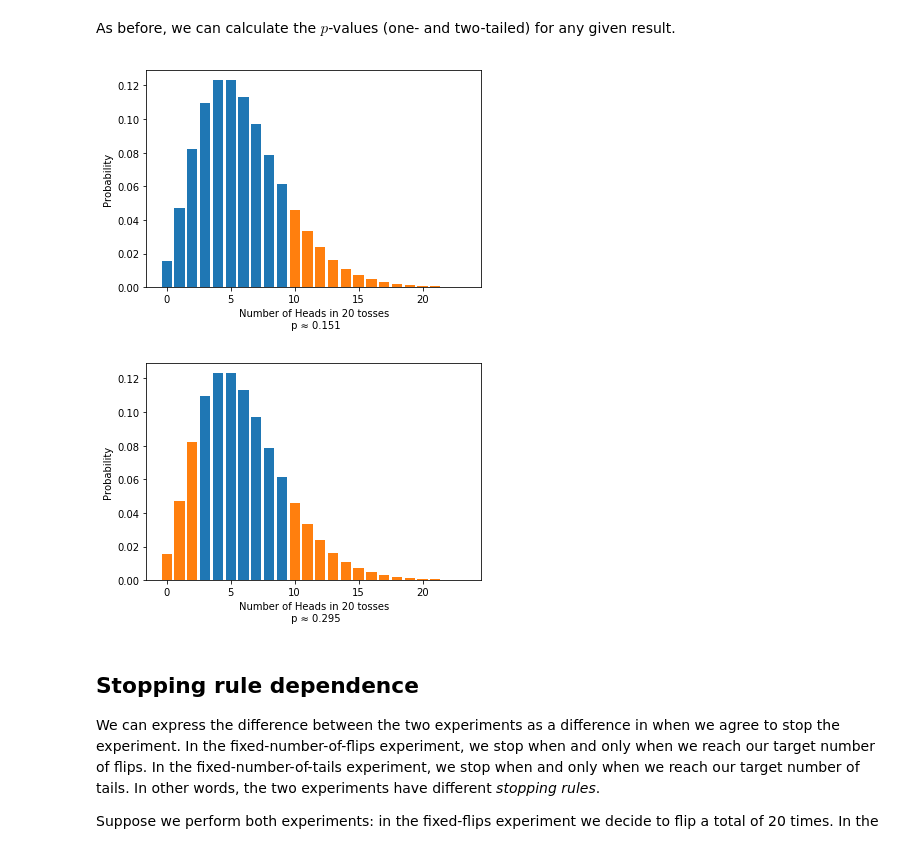
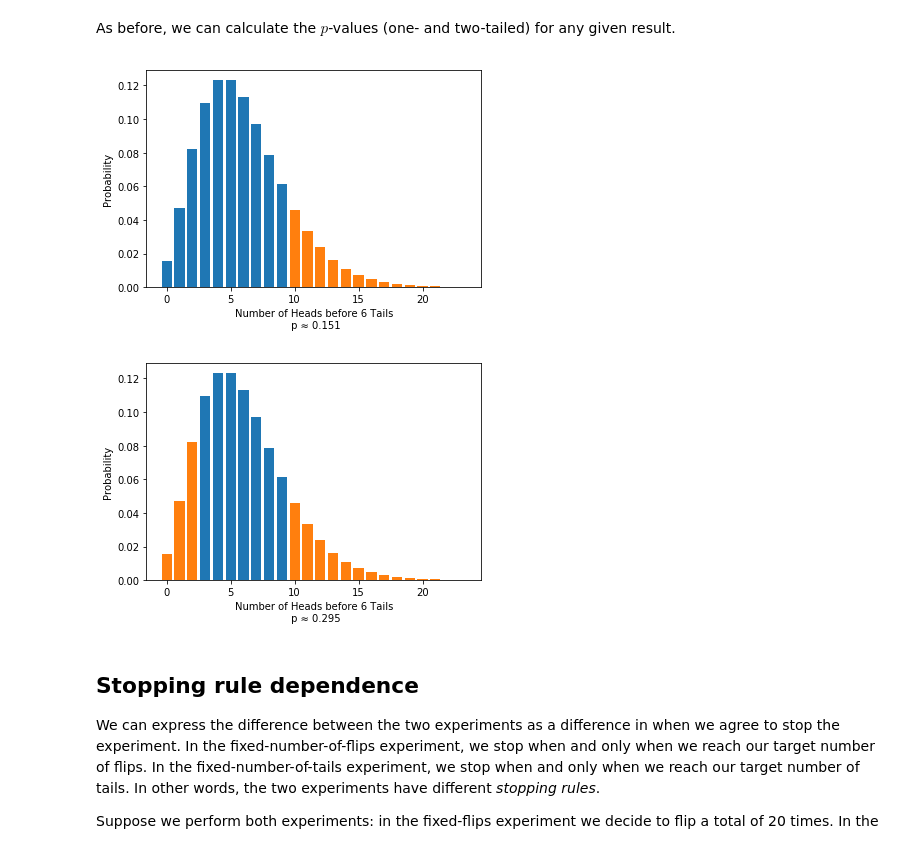
Before and after one commit to JainFamilyInstitute/Demos, a Jupyter notebook: stoppingrules.ipynb, the cells around one changed output. Saved outputs shown, nothing was run; the diff lists cells and outputs as text; code cells hidden in the pictures.

```diff
--- a/stoppingrules.ipynb
+++ b/stoppingrules.ipynb
@@ -155,6 +162,8 @@ plt.show()
 # %% [markdown]
 On the other hand, if we look at the distribution of the chosen *test statistic*, the number of heads, we get the binomial distribution we derived above:
 # %%
+n = 20
+q = 0.5
 plt.bar(range(n+1), bprobs(n,q)); plt.ylabel('Probability'); plt.xlabel('Number of Heads in {} tosses'.format(n))
 plt.show()
 # %% [output]
@@ -214,20 +223,20 @@ As before, we can calculate the $p$-values (one- and two-tailed) for any given r
 # %%
 m = 10
 #one-sided
 plt.bar(ms, ps)
 tail = [x for x in ms if (m>=r and x>= m) or (m< r and x<=m)]
 tailprobs = [nbd(m,q,r) for m in tail]
-plt.bar(tail, tailprobs); plt.ylabel('Probability'); plt.xlabel('Number of Heads in {} tosses\n p ≈ {:0.3f}'.format(n, sum(tailprobs)))
+plt.bar(tail, tailprobs); plt.ylabel('Probability'); plt.xlabel('Number of Heads before {} Tails\n p ≈ {:0.3f}'.format(r, sum(tailprobs)))
 plt.show()
 #two-sided
 plt.bar(ms, ps)
 tail = [x for x in ms if abs(x-r)>= abs(m-r)]
 tailprobs = [nbd(m,q,r) for m in tail]
-plt.bar(tail, tailprobs); plt.ylabel('Probability'); plt.xlabel('Number of Heads in {} tosses\n p ≈ {:0.3f}'.format(n, sum(tailprobs)))
+plt.bar(tail, tailprobs); plt.ylabel('Probability'); plt.xlabel('Number of Heads before {} Tails\n p ≈ {:0.3f}'.format(r, sum(tailprobs)))
 plt.show()
 # %% [output]
-[figure, old version]
+[figure, new version]
-[figure, old version]
+[figure, new version]
 # %% [markdown]
 ## Stopping rule dependence
 
```
Also changed, not shown: parts of 19 cells of this notebook.
